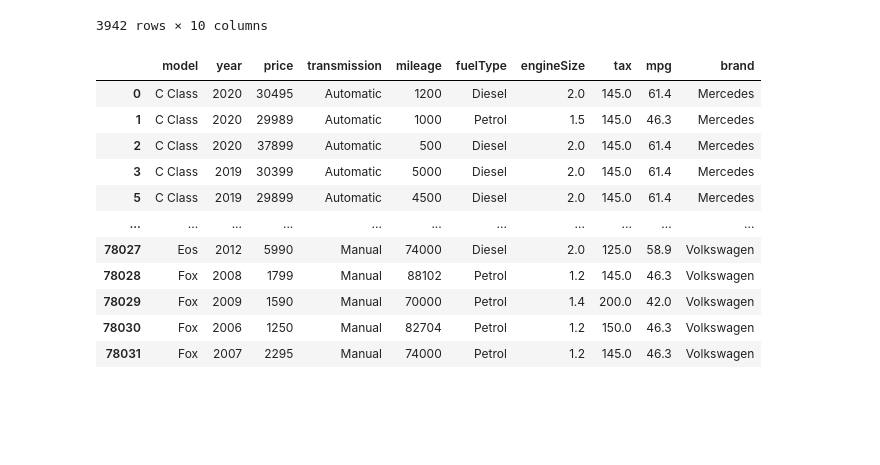
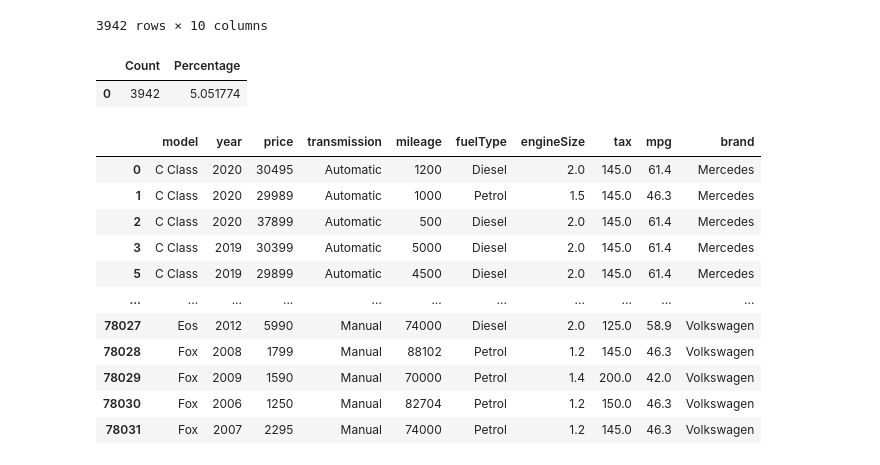
Before and after one commit to d-widyantama/ML-Regression-UsedCarsPrediction-finpro-alpha, a Jupyter notebook: 2-Cleaning.ipynb, the cells around one changed output. Cells and saved outputs as stored; diff of their text form; code cells hidden in the pictures; blank space fills up the shorter version.

```diff
--- a/2-Cleaning.ipynb
+++ b/2-Cleaning.ipynb
@@ -915,6 +916,18 @@ combined_final[combined_final.duplicated(keep = 'first')]
 | 77365 | Golf SV | 2019 | 22798 | Manual | 10 | Petrol | 1.5 | 145.0 | 43.5 | Volkswagen |
 | 77568 | Golf SV | 2016 | 7999 | Manual | 50777 | Diesel | 1.6 | 0.0 | 72.4 | Volkswagen |
 3942 rows × 10 columns
+# %%
+duplicated_rows = combined_final[combined_final.duplicated()]
+
+# Calculate the percentage of duplicated rows
+percentage_duplicated = (len(duplicated_rows) / len(combined_final)) * 100
+
+summary_df = pd.DataFrame({'Count': [len(duplicated_rows)], 'Percentage': [percentage_duplicated]})
+
+summary_df
+# %% [output]
+|  | Count | Percentage |
+| 0 | 3942 | 5.051774 |
 # %%
 combined_final.drop_duplicates(inplace = True)
 combined_final
```
Also changed, not shown: parts of 1 cell of this notebook, 3 other files.
